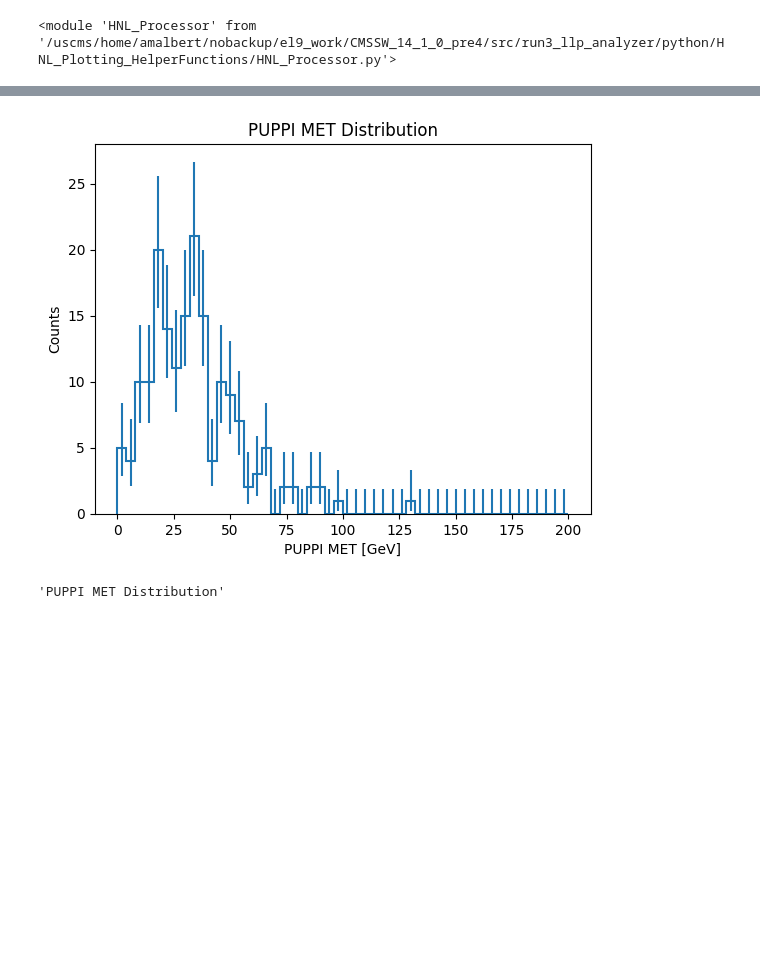
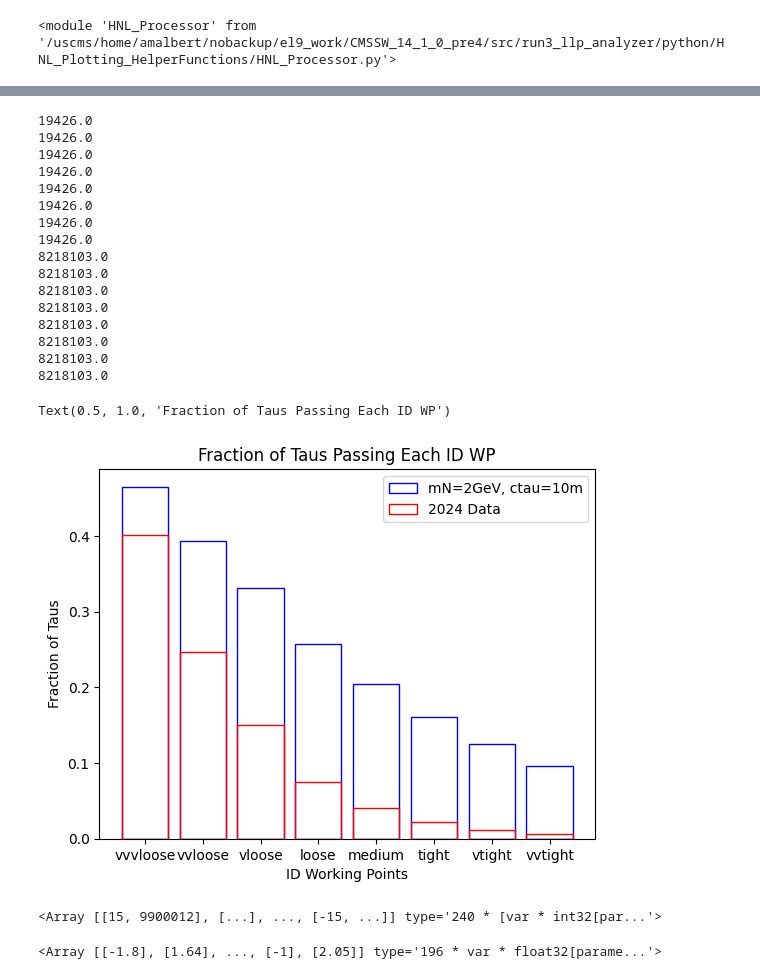
Before and after one commit to cms-lpc-llp/run3_llp_analyzer, a Jupyter notebook: HNL_Plotting_Scripts/Check_Sample_Kinematics.ipynb, the cells around one changed output, grey strips where cells are left out. Cells and saved outputs as stored; diff of their text form; code cells hidden in the pictures; blank space fills up the shorter version.

```diff
--- a/HNL_Plotting_Scripts/Check_Sample_Kinematics.ipynb
+++ b/HNL_Plotting_Scripts/Check_Sample_Kinematics.ipynb
@@ -59,13 +146,42 @@ plt.show()
-# %%
-h = output["PUPPI_MET"]
-h.plot()
-plt.title(h.metadata["title"])
-plt.ylabel(h.metadata["y_label"])
-#plt.legend()
-plt.show()
-# %% [output]
-[figure, removed]
-# %%
-h.metadata["title"]
-# %% [output]
-'PUPPI MET Distribution'
+# %%
+#make bar chart with fraction of taus passing each ID working point
+fraction_passing = {}
+categories = ['vvvloose', 'vvloose', 'vloose', 'loose', 'medium', 'tight', 'vtight', 'vvtight']
+for hist_name in list(output.keys()):
+    if "tau" and "ID" in hist_name:
+        counts = output[hist_name].counts()
+        fraction_passing[hist_name] = counts[1]/(counts[0]+counts[1])
+        print((counts[0]+counts[1]))
+
+fraction_passing_data = {}
+for hist_name in list(output_data.keys()):
+    if "tau" and "ID" in hist_name:
+        counts = output_data[hist_name].counts()
+        fraction_passing_data[hist_name] = counts[1]/(counts[0]+counts[1])
+        print((counts[0]+counts[1]))
+
+plt.bar(categories,list(fraction_passing.values()), facecolor='none', edgecolor='blue', label=signal_label)
+plt.bar(categories,list(fraction_passing_data.values()), facecolor='none', edgecolor='red', label=data_label)
+plt.legend()
+plt.xlabel("ID Working Points")
+plt.ylabel("Fraction of Taus")
+plt.title("Fraction of Taus Passing Each ID WP")
+# %% [output]
+19426.0
+19426.0
+19426.0
+19426.0
+19426.0
+19426.0
+19426.0
+19426.0
+8218103.0
+8218103.0
+8218103.0
+8218103.0
+8218103.0
+8218103.0
+8218103.0
+8218103.0
+Text(0.5, 1.0, 'Fraction of Taus Passing Each ID WP')
+[figure, added]
@@ -71,0 +191,4 @@ h.metadata["title"]
+# %%
+signal_events.gParticleId.compute()
+# %% [output]
+<Array [[15, 9900012], [...], ..., [-15, ...]] type='240 * [var * int32[par...'>
@@ -71,0 +199,4 @@ h.metadata["title"]
+# %%
+signal_masked.gParticleEta[(signal_masked.gParticleId==15) | (signal_masked.gParticleId==-15)].compute()
+# %% [output]
+<Array [[-1.8], [1.64], ..., [-1], [2.05]] type='196 * var * float32[parame...'>
```
Also changed, not shown: parts of 16 cells of this notebook, 10 other files.
